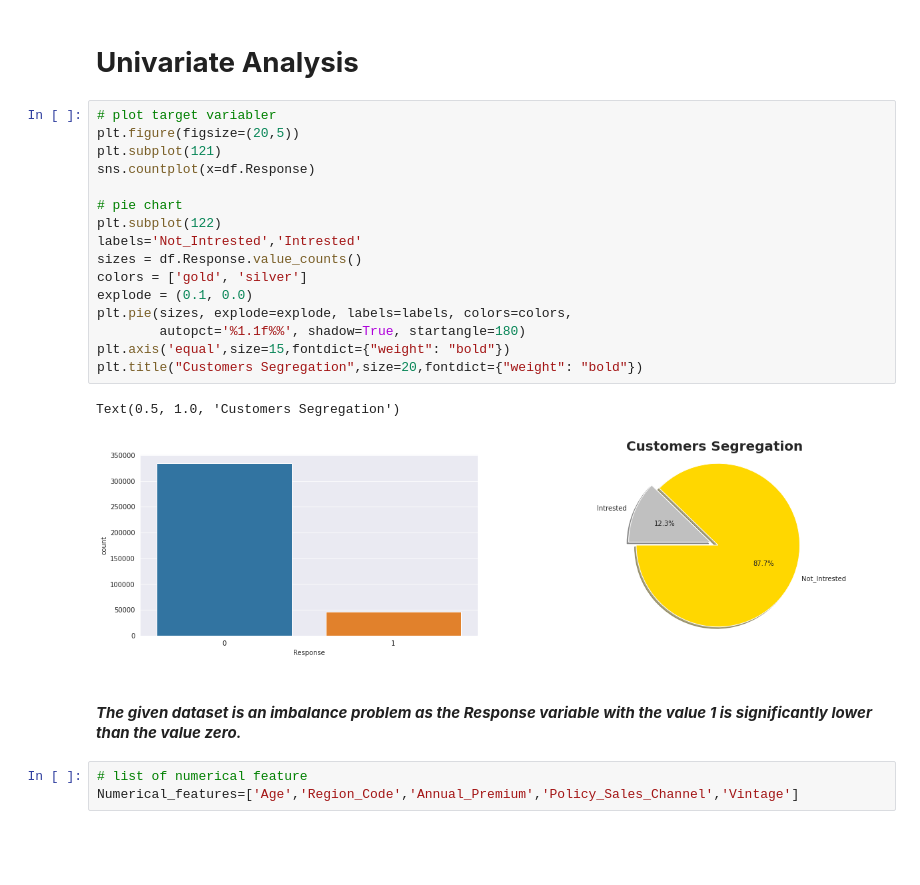
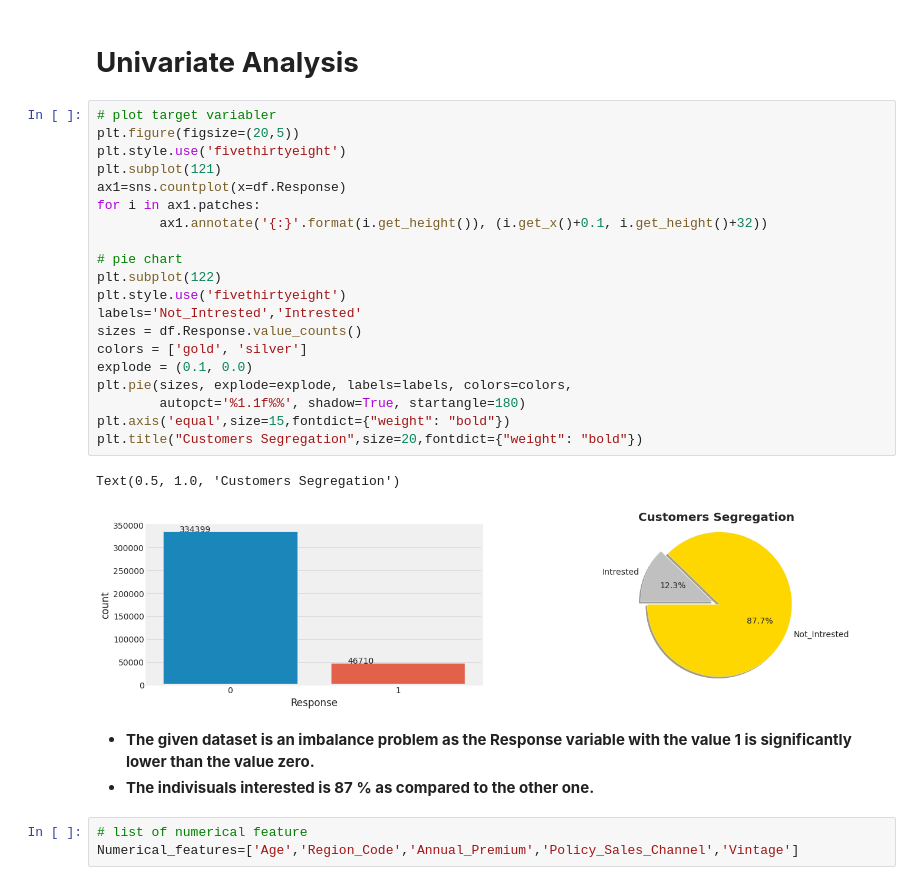
Before and after one commit to priyankashinde-DS/Capstone_health_insurance_prediction, a Jupyter notebook: HEALTH_INSURANCE_CROSS_SELL_PREDICTION.ipynb, the cells around one changed output. Saved outputs shown, nothing was run; the diff lists cells and outputs as text; blank space fills up the shorter version.

Commit message:
Imbalanced data and feature scaling

```diff
--- a/HEALTH_INSURANCE_CROSS_SELL_PREDICTION.ipynb
+++ b/HEALTH_INSURANCE_CROSS_SELL_PREDICTION.ipynb
@@ -194,24 +196,29 @@ dependable_variable=df['Response']
 # %%
 # plot target variabler
 plt.figure(figsize=(20,5))
+plt.style.use('fivethirtyeight')
 plt.subplot(121)
-sns.countplot(x=df.Response)
+ax1=sns.countplot(x=df.Response)
+for i in ax1.patches:
+        ax1.annotate('{:}'.format(i.get_height()), (i.get_x()+0.1, i.get_height()+32))
 
 # pie chart
 plt.subplot(122)
+plt.style.use('fivethirtyeight')
 labels='Not_Intrested','Intrested'
 sizes = df.Response.value_counts()
 colors = ['gold', 'silver']
 explode = (0.1, 0.0)
 plt.pie(sizes, explode=explode, labels=labels, colors=colors,
         autopct='%1.1f%%', shadow=True, startangle=180)
 plt.axis('equal',size=15,fontdict={"weight": "bold"})
 plt.title("Customers Segregation",size=20,fontdict={"weight": "bold"})
 # %% [output]
 Text(0.5, 1.0, 'Customers Segregation')
-[figure, old version]
+[figure, new version]
 # %% [markdown]
-#### ***The given dataset is an imbalance problem as the Response variable with the value 1 is significantly lower than the value zero.***
+* **The given dataset is an imbalance problem as the Response variable with the value 1 is significantly lower than the value zero.**
+* **The indivisuals interested is 87 % as compared to the other one.**
 # %%
 # list of numerical feature
 Numerical_features=['Age','Region_Code','Annual_Premium','Policy_Sales_Channel','Vintage']
```
Also changed, not shown: parts of 33 cells of this notebook.
